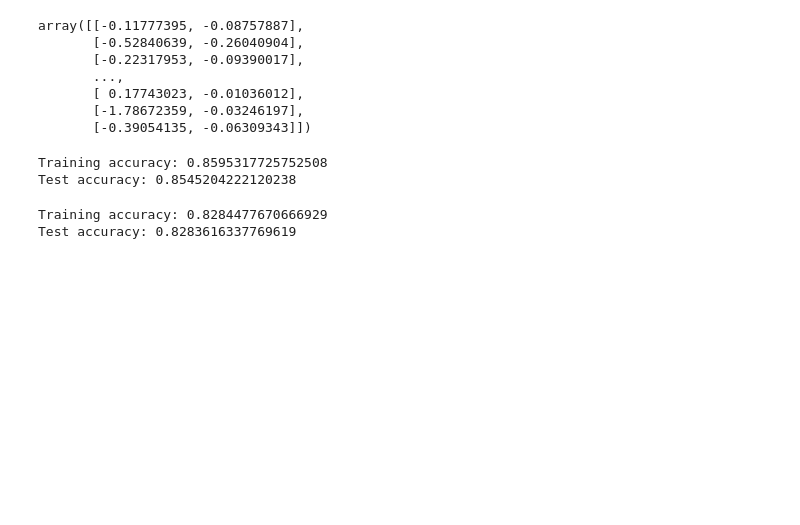
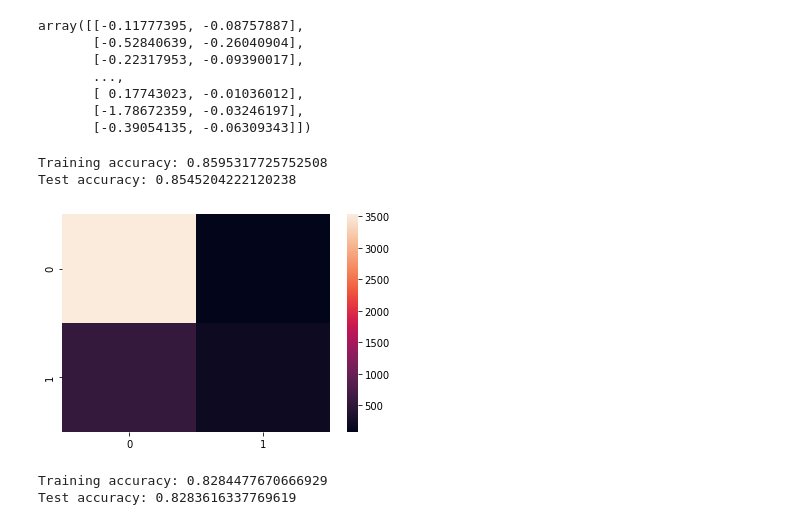
Before and after one commit to lal0904/YanrongWu-PHBS_MLF_2019, a Jupyter notebook: Final Group Project/Code/MLFinalProject.ipynb, the cells around one changed output. Saved outputs shown, nothing was run; the diff lists cells and outputs as text; code cells hidden in the pictures; blank space fills up the shorter version.

Commit message:
confusion figures

```diff
--- a/Final Group Project/Code/MLFinalProject.ipynb
+++ b/Final Group Project/Code/MLFinalProject.ipynb
@@ -234,6 +234,13 @@ print('Test accuracy:', lr.score(XTestPca, yTest))
 # %% [output]
 Training accuracy: 0.8595317725752508
 Test accuracy: 0.8545204222120238
+# %%
+lr.predict(XTestPca)
+lrConfusion= confusion_matrix(yTest, lr.predict(XTestPca), labels=[0, 1])
+seaborn.heatmap(lrConfusion)
+plt.show()
+# %% [output]
+[figure, added]
 # %%
 svm = SVC(kernel='linear', C=10, random_state=1)
 svm.fit(XTrainPca, yTrain)
```
Also changed, not shown: parts of 5 cells of this notebook.
